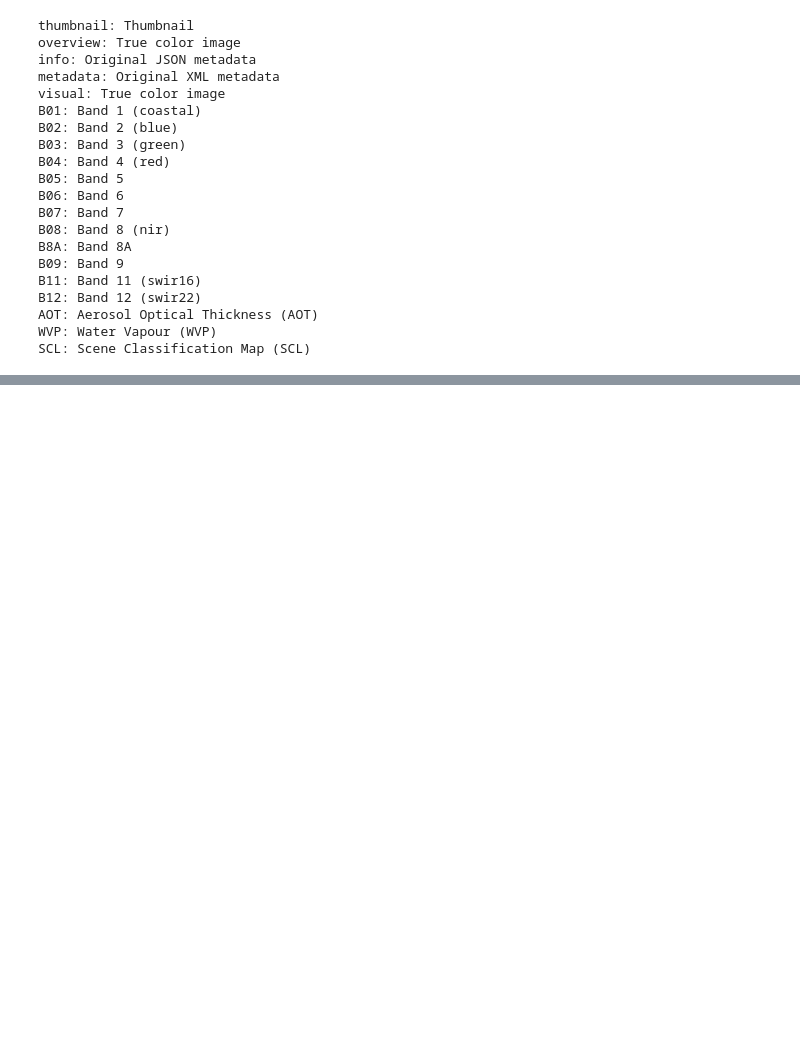
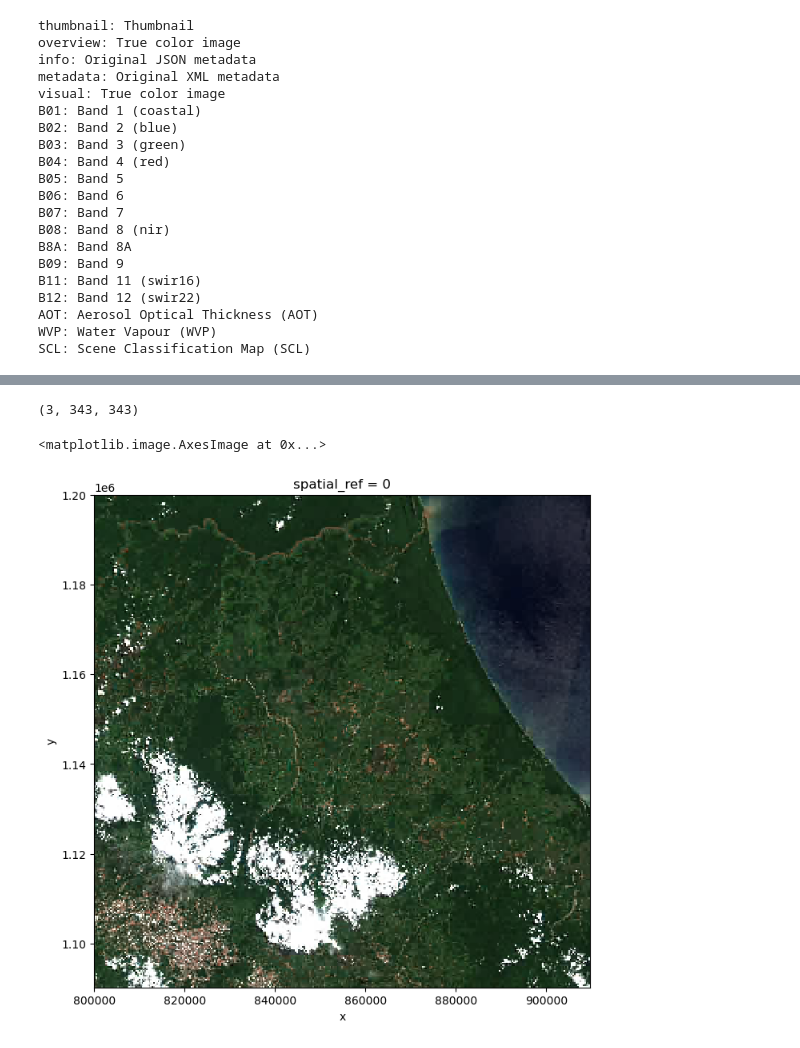
Before and after one commit to Joseumaa13/ManejoRasters, a Jupyter notebook: Manejo de datos raster.ipynb, the cells around one changed output, grey strips where cells are left out. Drawn from its saved outputs; the diff is of its cells as text; code cells hidden in the pictures; blank space fills up the shorter version.

```diff
--- a/Manejo de datos raster.ipynb
+++ b/Manejo de datos raster.ipynb
@@ -165,0 +192,7 @@ SCL: Scene Classification Map (SCL)
+# %%
+# El overview es una imagen de tres bandas tipo “True Color”.
+# Vista general de la imagen (True Color)
+## open_rasterio
+overview = rioxarray.open_rasterio(item.assets['overview'].href)
+
+overview
@@ -165,0 +213,11 @@ SCL: Scene Classification Map (SCL)
+# %%
+# Dimensiones de la imagen (bandas, filas, columnas)
+overview.shape
+# %% [output]
+(3, 343, 343)
+# %%
+# Graficación de imagen RGB
+overview.plot.imshow(figsize=(8, 8))
+# %% [output]
+<matplotlib.image.AxesImage at 0x...>
+[figure, added]
```
Also changed, not shown: parts of 30 cells of this notebook.
